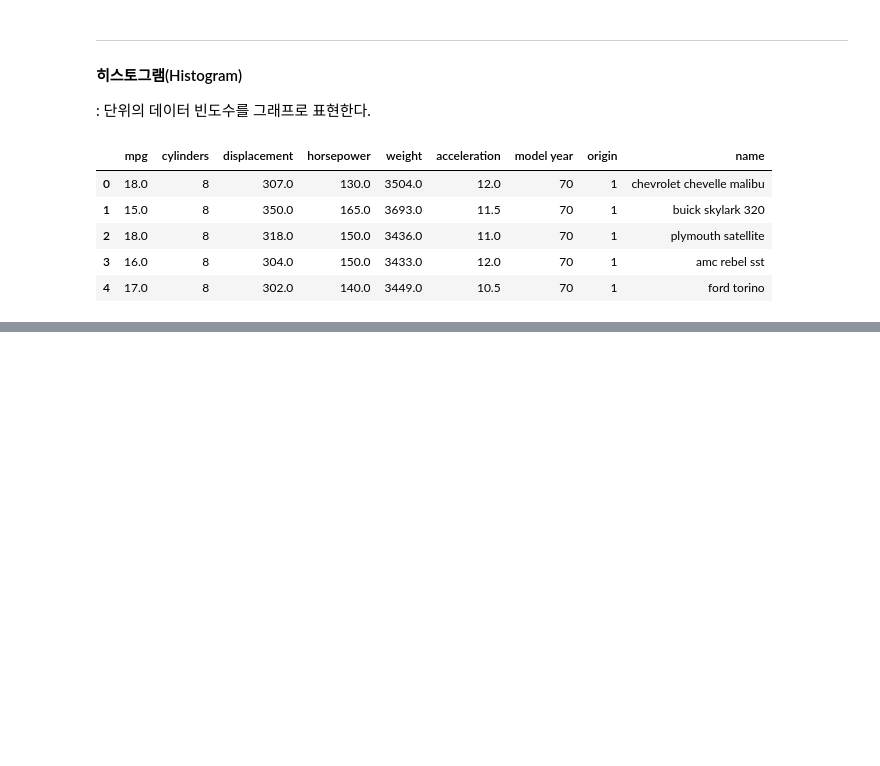
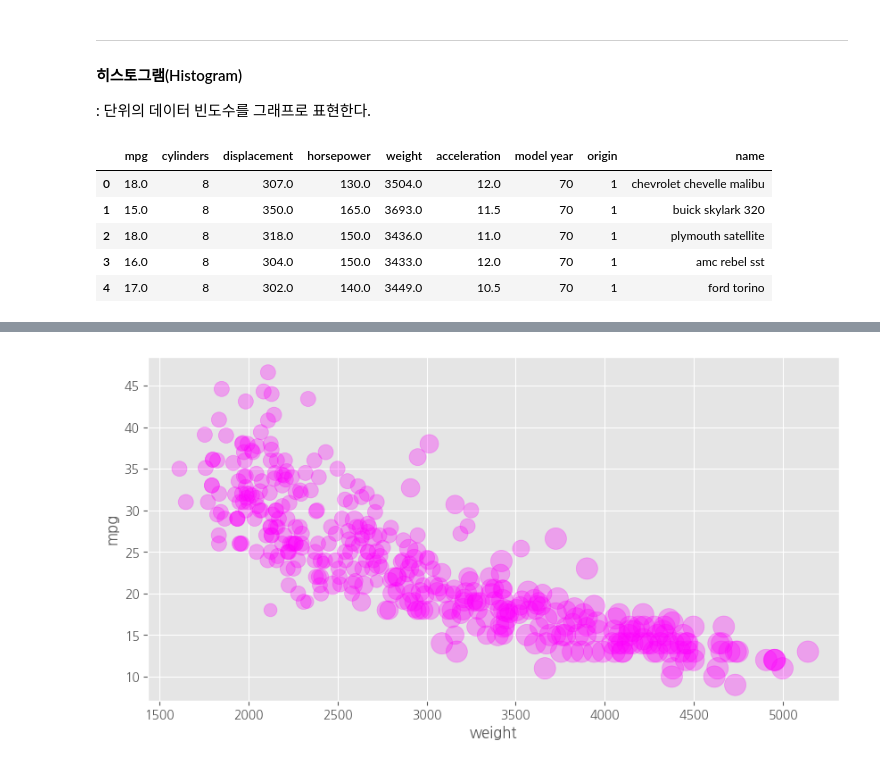
Before and after one commit to Hgracefield/dataAnalysis, a Jupyter notebook: Note/08.시각화도구.ipynb, the cells around one changed output, grey strips where cells are left out. Cells and saved outputs as stored; diff of their text form; code cells hidden in the pictures; blank space fills up the shorter version.

```diff
--- a/Note/08.시각화도구.ipynb
+++ b/Note/08.시각화도구.ipynb
@@ -1084,0 +1129,18 @@ df.head()
+# %%
+# 정규화 (Normalization) : 해당 데이터의 가장 큰 값을 찾아 비율을 정한다.
+cylinders_size = df.cylinders / df.cylinders.max() * 300
+# %%
+# 연비(mpg)와 차중(weight)에 실린더 수에 대한 산점도 그리기
+df.plot(
+    kind = 'scatter',
+    x = 'weight',
+    y = 'mpg',
+    c = 'magenta',
+    s = cylinders_size,
+    figsize = (10,5),
+    alpha = 0.3
+)
+# 중복 데이터는 오차값을 내놓음.
+plt.show()
+# %% [output]
+[figure, added]
```
Also changed, not shown: parts of 14 cells of this notebook, 3 other files.
